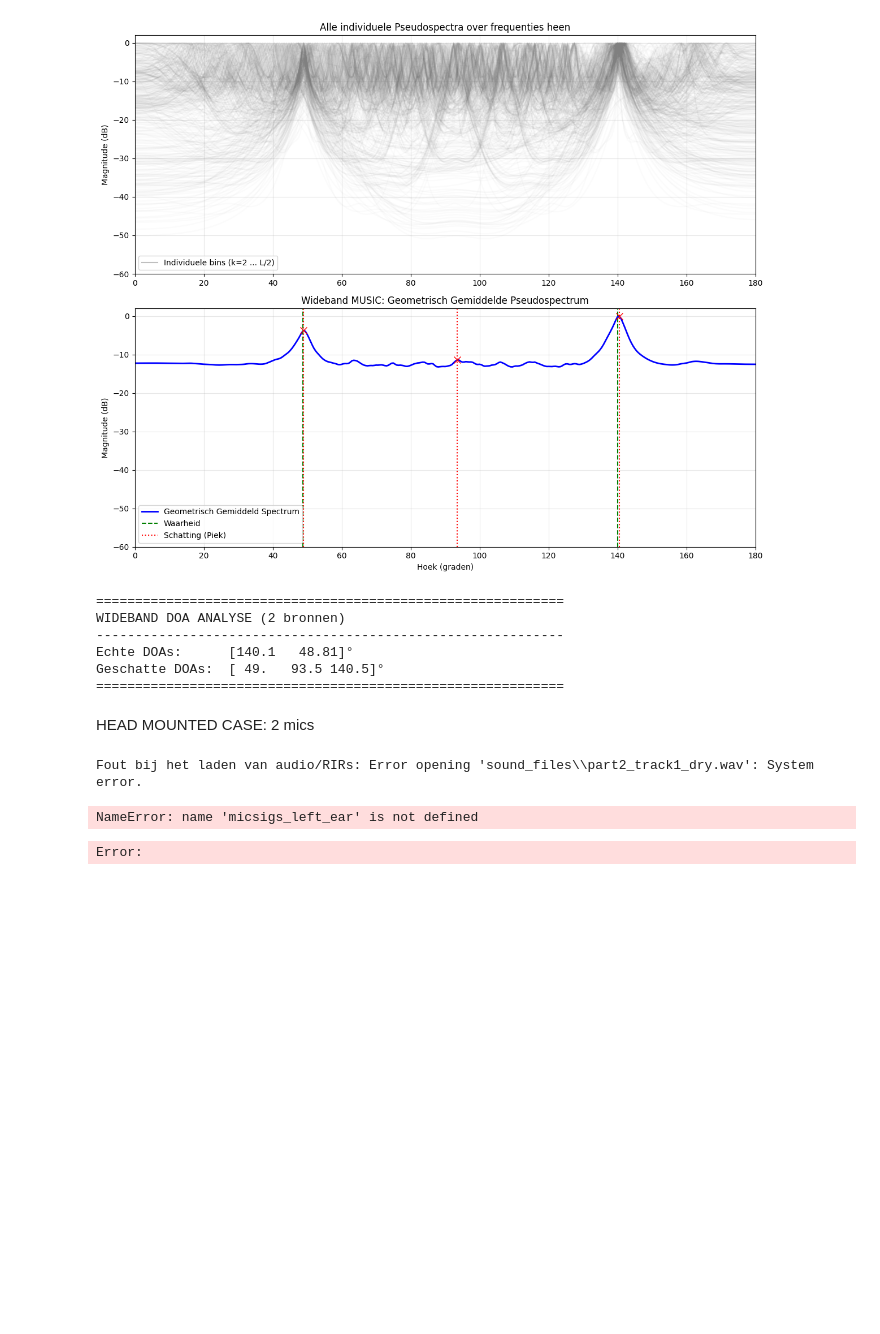
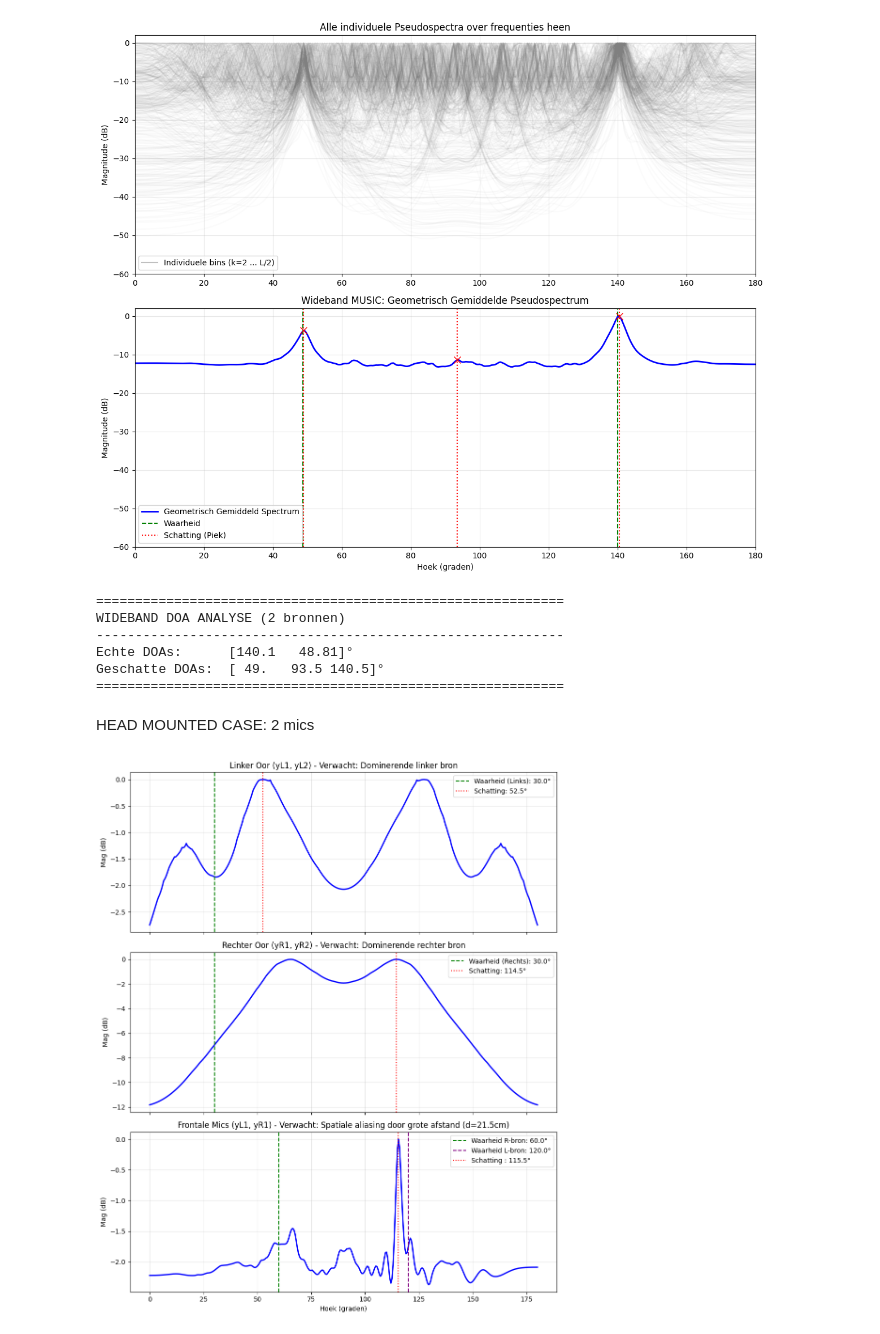
Before and after one commit to matsjoris6/P_D_ISSP_base-main, a Jupyter notebook: deadline1/week2.ipynb, the cells around one changed output. Drawn from its saved outputs; the diff is of its cells as text; code cells hidden in the pictures; blank space fills up the shorter version.

```diff
--- a/deadline1/week2.ipynb
+++ b/deadline1/week2.ipynb
@@ -343,9 +343,9 @@ import scipy.signal as signal
 import matplotlib.pyplot as plt
 
 
-base_folder = os.path.join("sound_files", "head_mounted_rirs")
-dry_signal_1_path = os.path.join("sound_files", "part2_track1_dry.wav")
-dry_signal_2_path = os.path.join("sound_files", "part2_track2_dry.wav")
+base_folder = os.path.join(base_path,"sound_files", "head_mounted_rirs")
+dry_signal_1_path = os.path.join(base_path,"sound_files", "part2_track1_dry.wav")
+dry_signal_2_path = os.path.join(base_path,"sound_files", "part2_track2_dry.wav")
 
 fs_sim = 44100
 c = 343.0
@@ -448,9 +448,9 @@ def music_wideband_2mics(micsigs, fs, d, Q=1, orientation="x"):
     return angles, spectrum_db, estimated_doas
 
 
-ang_L, spec_L, est_L = music_wideband_2mics(micsigs_left_ear, fs_sim, d_ear, Q=1)
-ang_R, spec_R, est_R = music_wideband_2mics(micsigs_right_ear, fs_sim, d_ear, Q=1)
-ang_F, spec_F, est_F = music_wideband_2mics(micsigs_front, fs_sim, d_front, Q=1)
+ang_L, spec_L, est_L = music_wideband_2mics(micsigs_left_ear, fs_sim, d_ear, Q=1,orientation="y")
+ang_R, spec_R, est_R = music_wideband_2mics(micsigs_right_ear, fs_sim, d_ear, Q=1,orientation="y")
+ang_F, spec_F, est_F = music_wideband_2mics(micsigs_front, fs_sim, d_front, Q=1,orientation="x")
 
 
 fig, (ax1, ax2, ax3) = plt.subplots(3, 1, figsize=(10, 12), sharex=True)
@@ -460,33 +460,31 @@ ax1.plot(ang_L, spec_L, 'b-', lw=2)
 ax1.axvline(angle_L, color='g', ls='--', label=f'Waarheid (Links): {angle_L}°')
 ax1.axvline(est_L[0], color='r', ls=':', label=f'Schatting: {est_L[0]:.1f}°')
 ax1.set_title("Linker Oor (yL1, yL2) - Verwacht: Dominerende linker bron")
 ax1.set_ylabel("Mag (dB)")
 ax1.legend()
 ax1.grid(True, alpha=0.3)
 
 # Plot 2: Rechter Oor
 ax2.plot(ang_R, spec_R, 'b-', lw=2)
 ax2.axvline(angle_R, color='g', ls='--', label=f'Waarheid (Rechts): {angle_R}°')
 ax2.axvline(est_R[0], color='r', ls=':', label=f'Schatting: {est_R[0]:.1f}°')
 ax2.set_title("Rechter Oor (yR1, yR2) - Verwacht: Dominerende rechter bron")
 ax2.set_ylabel("Mag (dB)")
 ax2.legend()
 ax2.grid(True, alpha=0.3)
 
 # Plot 3: Frontale Mics
 ax3.plot(ang_F, spec_F, 'b-', lw=2)
 ax3.axvline(true_front_R, color='g', ls='--', label=f'Waarheid R-bron: {true_front_R}°')
 ax3.axvline(true_front_L, color='purple', ls='--', label=f'Waarheid L-bron: {true_front_L}°')
 ax3.axvline(est_F[0], color='r', ls=':', label=f'Schatting : {est_F[0]:.1f}°')
 ax3.set_title("Frontale Mics (yL1, yR1) - Verwacht: Spatiale aliasing door grote afstand (d=21.5cm)")
 ax3.set_ylabel("Mag (dB)")
 ax3.set_xlabel("Hoek (graden)")
 ax3.legend()
 ax3.grid(True, alpha=0.3)
 
 plt.tight_layout()
 plt.show()
 # %% [output]
-Fout bij het laden van audio/RIRs: Error opening 'sound_files\\part2_track1_dry.wav': System error.
-NameError: name 'micsigs_left_ear' is not defined
-Error:
+[figure, added]
```
Also changed, not shown: 1 other file.
